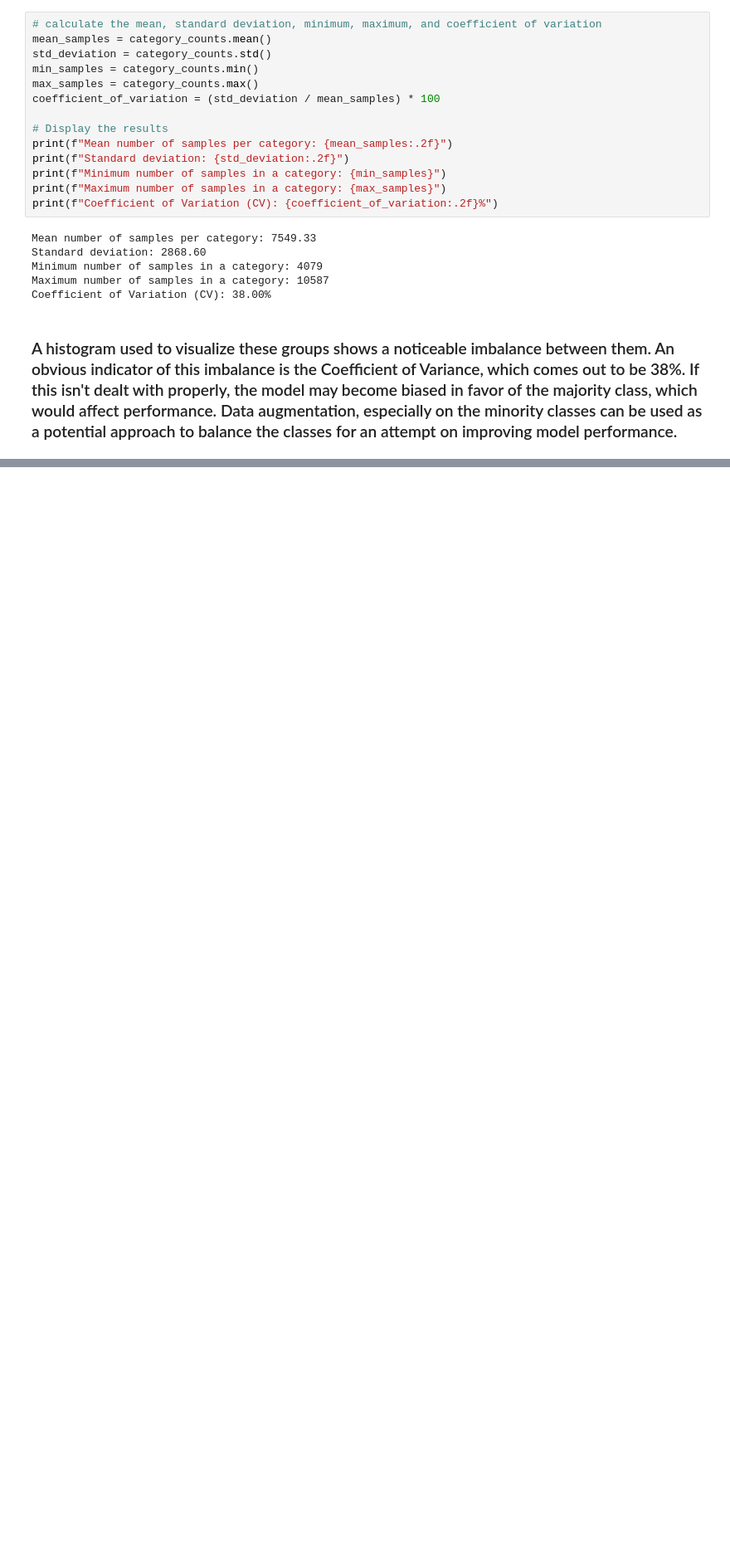
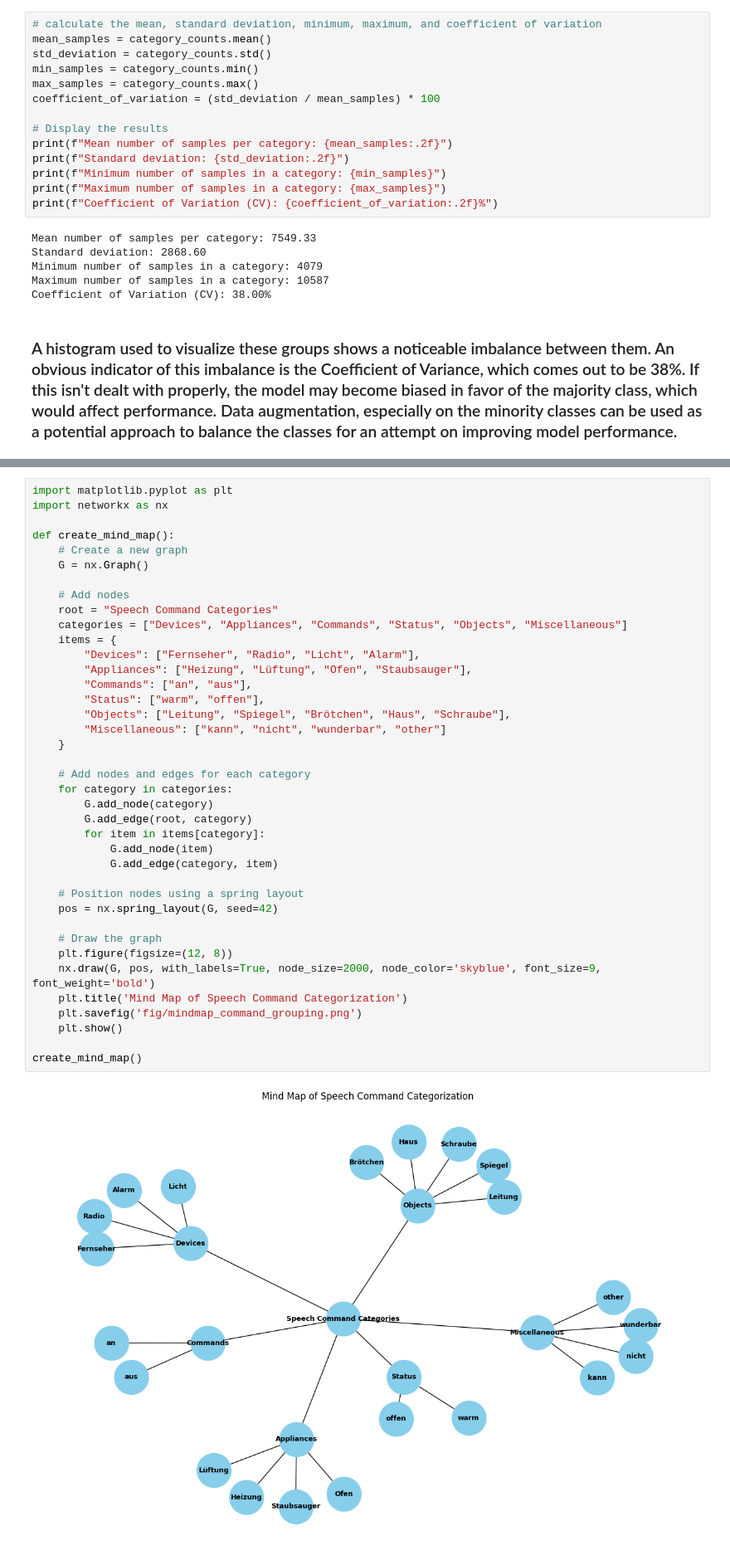
Before and after one commit to wolfram-laube/mlpc-project_team-park, a Jupyter notebook: task_2/Task2_2.Label Characeristics.ipynb, the cells around one changed output, grey strips where cells are left out. Shown at 83% size. Cells and saved outputs as stored; diff of their text form; blank space fills up the shorter version.

```diff
--- a/task_2/Task2_2.Label Characeristics.ipynb
+++ b/task_2/Task2_2.Label Characeristics.ipynb
@@ -119,0 +122,41 @@ Coefficient of Variation (CV): 38.00%
+# %%
+import matplotlib.pyplot as plt
+import networkx as nx
+
+def create_mind_map():
+    # Create a new graph
+    G = nx.Graph()
+
+    # Add nodes
+    root = "Speech Command Categories"
+    categories = ["Devices", "Appliances", "Commands", "Status", "Objects", "Miscellaneous"]
+    items = {
+        "Devices": ["Fernseher", "Radio", "Licht", "Alarm"],
+        "Appliances": ["Heizung", "Lüftung", "Ofen", "Staubsauger"],
+        "Commands": ["an", "aus"],
+        "Status": ["warm", "offen"],
+        "Objects": ["Leitung", "Spiegel", "Brötchen", "Haus", "Schraube"],
+        "Miscellaneous": ["kann", "nicht", "wunderbar", "other"]
+    }
+
+    # Add nodes and edges for each category
+    for category in categories:
+        G.add_node(category)
+        G.add_edge(root, category)
+        for item in items[category]:
+            G.add_node(item)
+            G.add_edge(category, item)
+
+    # Position nodes using a spring layout
+    pos = nx.spring_layout(G, seed=42)
+
+    # Draw the graph
+    plt.figure(figsize=(12, 8))
+    nx.draw(G, pos, with_labels=True, node_size=2000, node_color='skyblue', font_size=9, font_weight='bold')
+    plt.title('Mind Map of Speech Command Categorization')
+    plt.savefig('fig/mindmap_command_grouping.png')
+    plt.show()
+
+create_mind_map()
+# %% [output]
+[figure, added]
```
Also changed, not shown: parts of 1 cell of this notebook, 3 other files.
